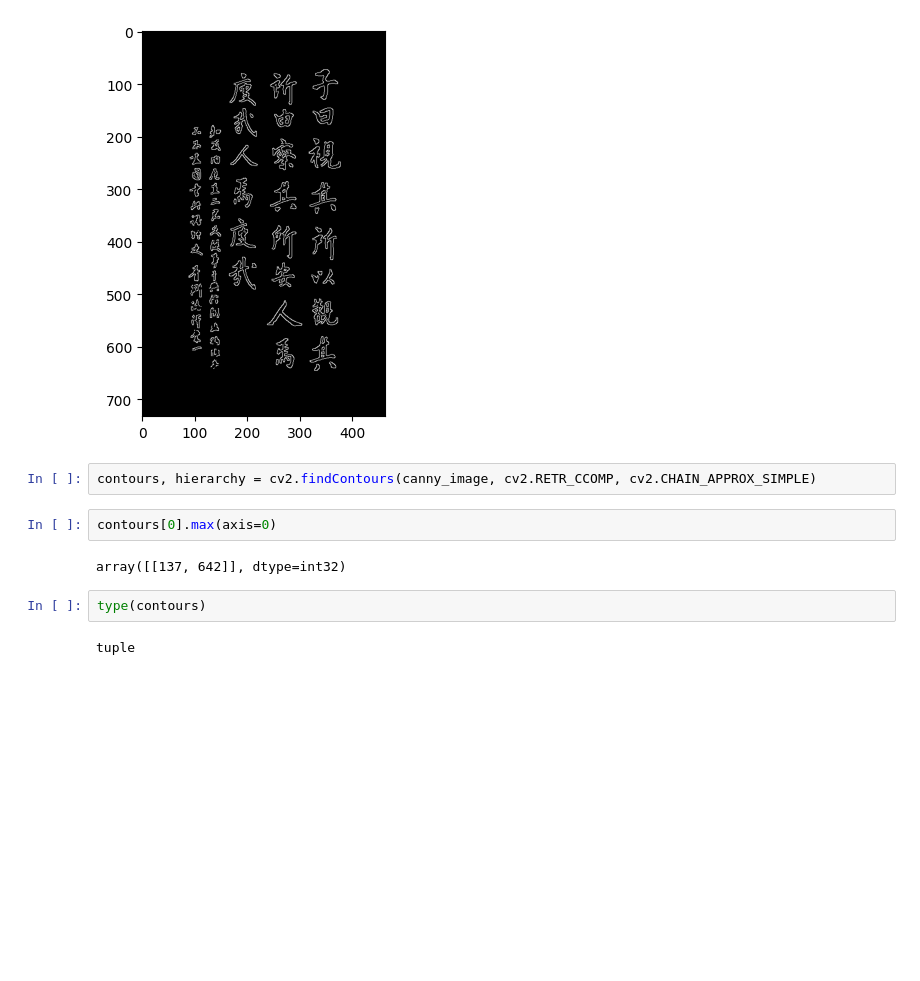
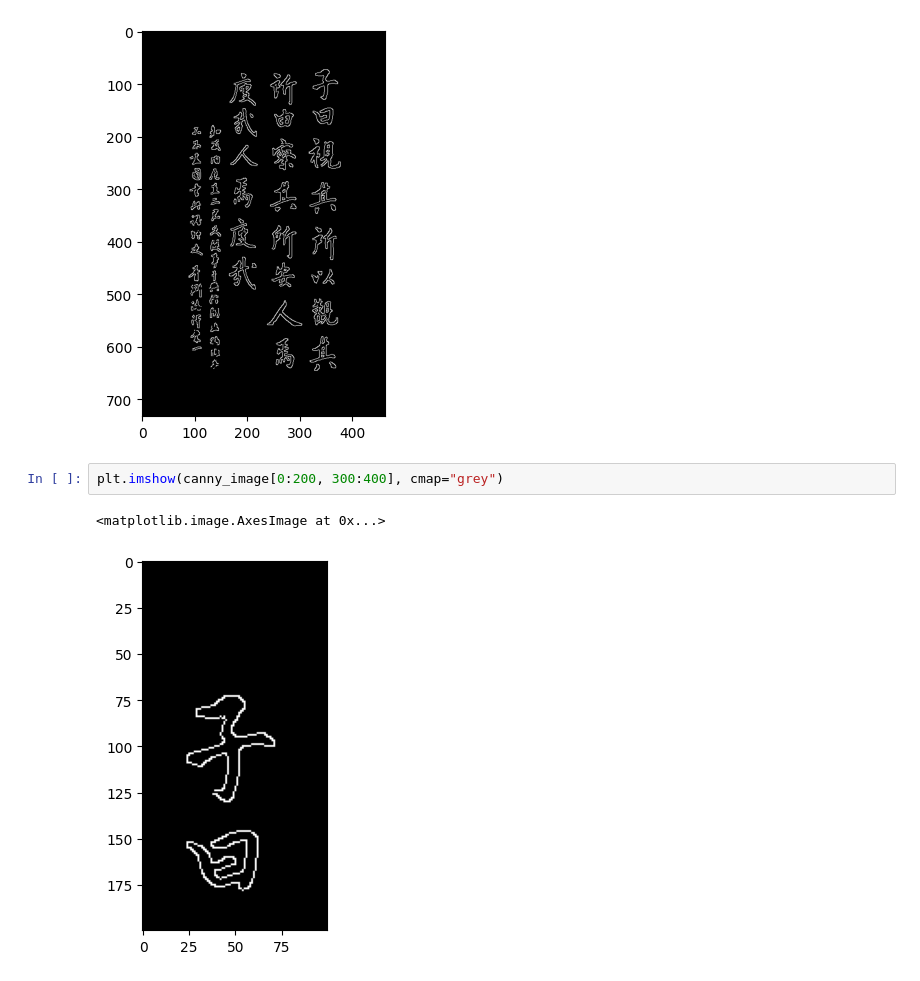
Before and after one commit to prausela/image-processing, a Jupyter notebook: tp_final/sectioning_test.ipynb, the cells around one changed output. Drawn from its saved outputs; the diff is of its cells as text; blank space fills up the shorter version.

```diff
--- a/tp_final/sectioning_test.ipynb
+++ b/tp_final/sectioning_test.ipynb
@@ -59,14 +37,9 @@ plt.imshow(canny_image, cmap='gray')
 plt.show()
 # %% [output]
 [figure]
-# %%
-contours, hierarchy = cv2.findContours(canny_image, cv2.RETR_CCOMP, cv2.CHAIN_APPROX_SIMPLE)
-# %%
-contours[0].max(axis=0)
-# %% [output]
-array([[137, 642]], dtype=int32)
-# %%
-type(contours)
-# %% [output]
-tuple
+# %%
+plt.imshow(canny_image[0:200, 300:400], cmap="grey")
+# %% [output]
+<matplotlib.image.AxesImage at 0x...>
+[figure, added]
 # %%
```
Also changed, not shown: parts of 29 cells of this notebook.
